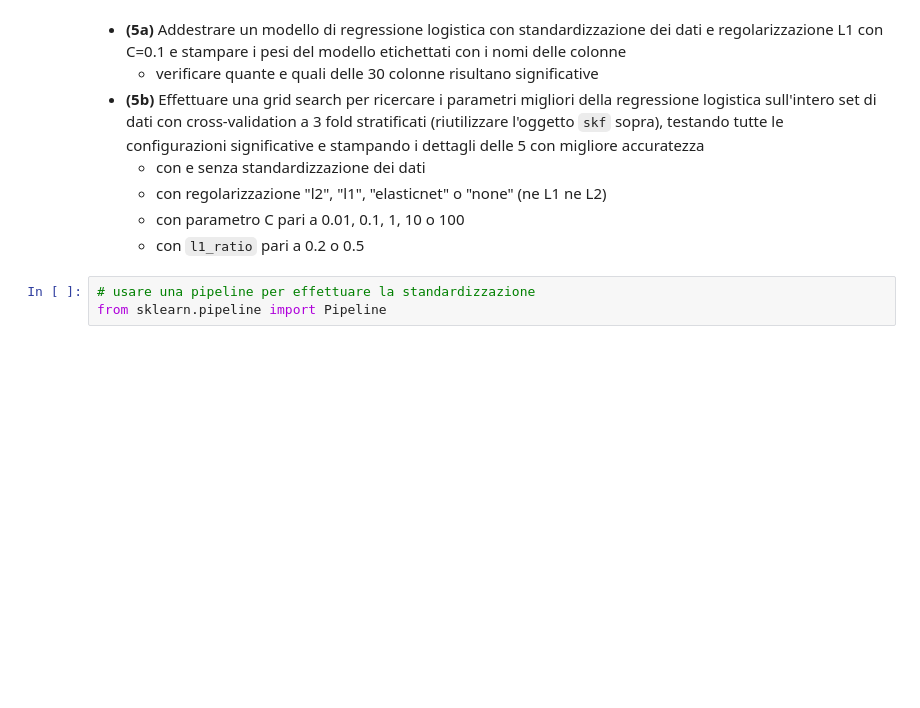
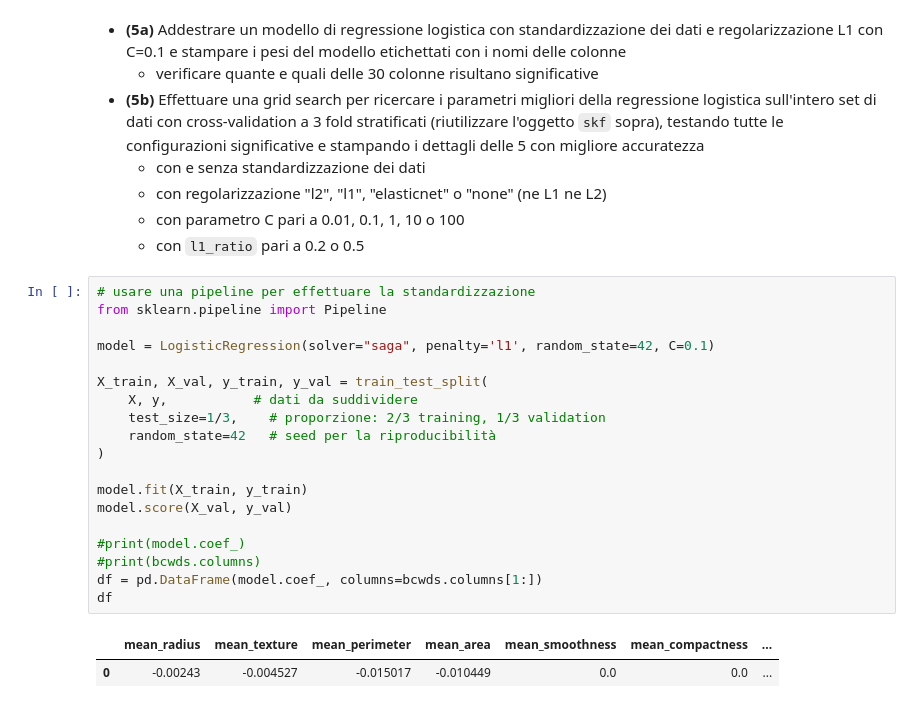
Before and after one commit to FedericoCampanozzi/Uni_Courses_Python, a Jupyter notebook: DataIntensive/13.ClassificazioneCelluleBM/ClassificazioneCelluleBM.ipynb, the cells around one changed output. Drawn from its saved outputs; the diff is of its cells as text; blank space fills up the shorter version.

```diff
--- a/DataIntensive/13.ClassificazioneCelluleBM/ClassificazioneCelluleBM.ipynb
+++ b/DataIntensive/13.ClassificazioneCelluleBM/ClassificazioneCelluleBM.ipynb
@@ -882,6 +883,25 @@ y = bcwds["diagnosis"]
   - con regolarizzazione "l2", "l1", "elasticnet" o "none" (ne L1 ne L2)
   - con parametro C pari a 0.01, 0.1, 1, 10 o 100
   - con `l1_ratio` pari a 0.2 o 0.5
-# %%
-# usare una pipeline per effettuare la standardizzazione
-from sklearn.pipeline import Pipeline
+# %%
+# usare una pipeline per effettuare la standardizzazione
+from sklearn.pipeline import Pipeline
+
+model = LogisticRegression(solver="saga", penalty='l1', random_state=42, C=0.1)
+
+X_train, X_val, y_train, y_val = train_test_split(
+    X, y,           # dati da suddividere
+    test_size=1/3,    # proporzione: 2/3 training, 1/3 validation
+    random_state=42   # seed per la riproducibilità
+)
+
+model.fit(X_train, y_train)
+model.score(X_val, y_val)
+
+#print(model.coef_)
+#print(bcwds.columns)
+df = pd.DataFrame(model.coef_, columns=bcwds.columns[1:])
+df
+# %% [output]
+|  | mean_radius | mean_texture | mean_perimeter | mean_area | mean_smoothness | mean_compactness | ... |
+| 0 | -0.00243 | -0.004527 | -0.015017 | -0.010449 | 0.0 | 0.0 | ... |
```
Also changed, not shown: parts of 7 cells of this notebook.
